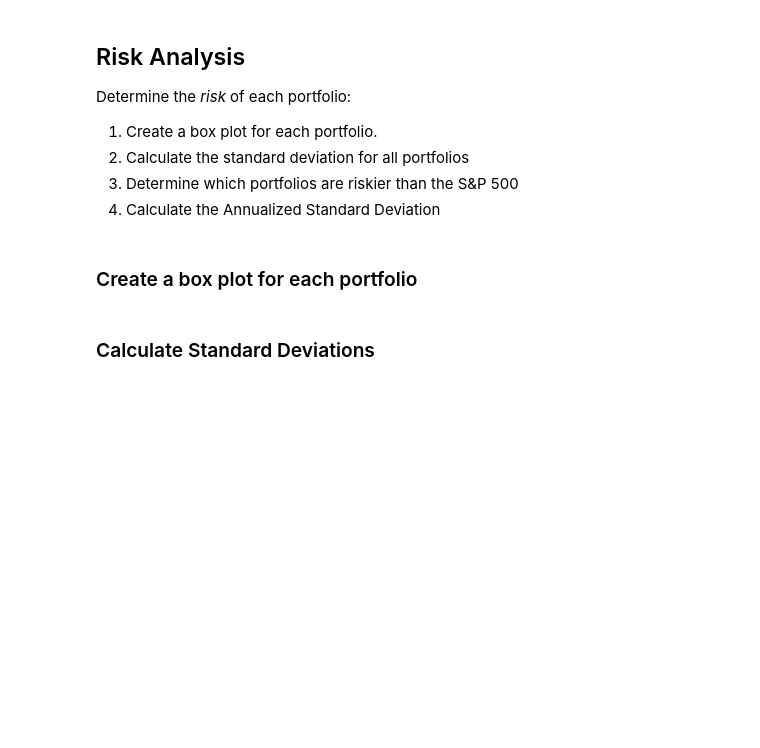
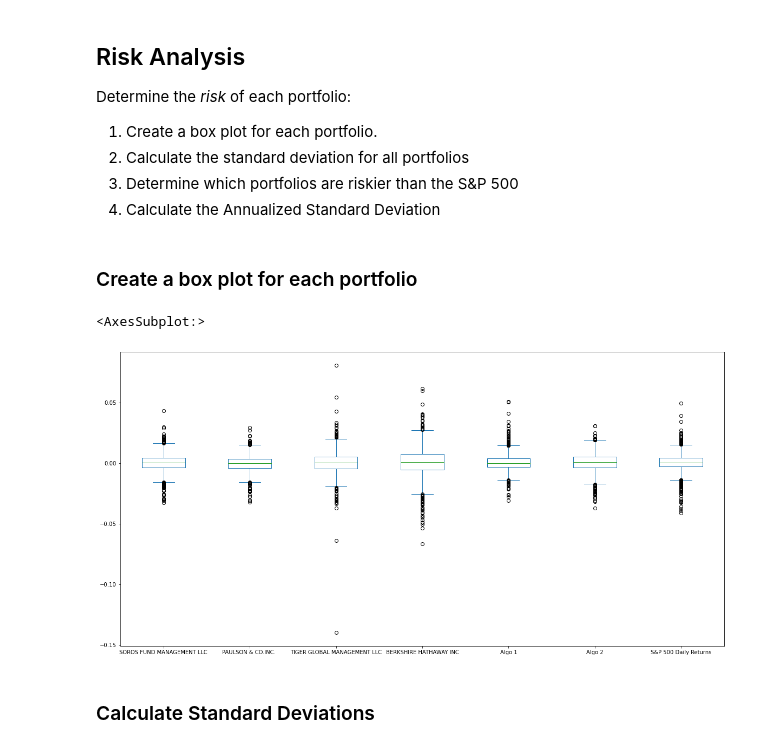
Before and after one commit to AkanSri/Rutgers-FinTech, a Jupyter notebook: 02-Homework/04-Pandas/Instructions/Starter_Code/whale_analysis.ipynb, the cells around one changed output. Drawn from its saved outputs; the diff is of its cells as text; code cells hidden in the pictures; blank space fills up the shorter version.

```diff
--- a/02-Homework/04-Pandas/Instructions/Starter_Code/whale_analysis.ipynb
+++ b/02-Homework/04-Pandas/Instructions/Starter_Code/whale_analysis.ipynb
@@ -126,8 +126,8 @@ Close    object
 dtype: object
 # %%
 # Fix Data Types
-sp500_history_data["Close"] = sp500_history_data["Close"].str.replace("$","")
-sp500_history_data["Close"] = sp500_history_data["Close"].astype('float')
+sp500_history_data["Close"] = sp500_history_data["Close"].str.replace('$','',regex = True)
+sp500_history_data["Close"] = sp500_history_data["Close"].astype("float")
 sp500_history_data.head()
 # %% [output]
 |  | Close |
@@ -236,6 +236,10 @@ Determine the _risk_ of each portfolio:
 ### Create a box plot for each portfolio
 # %%
 # Box plot to visually show risk
+all_portfolios_returns.plot(kind='box', figsize = (20,10))
+# %% [output]
+<AxesSubplot:>
+[figure, added]
 # %% [markdown]
 ### Calculate Standard Deviations
 # %%
```
Also changed, not shown: parts of 4 cells of this notebook.
